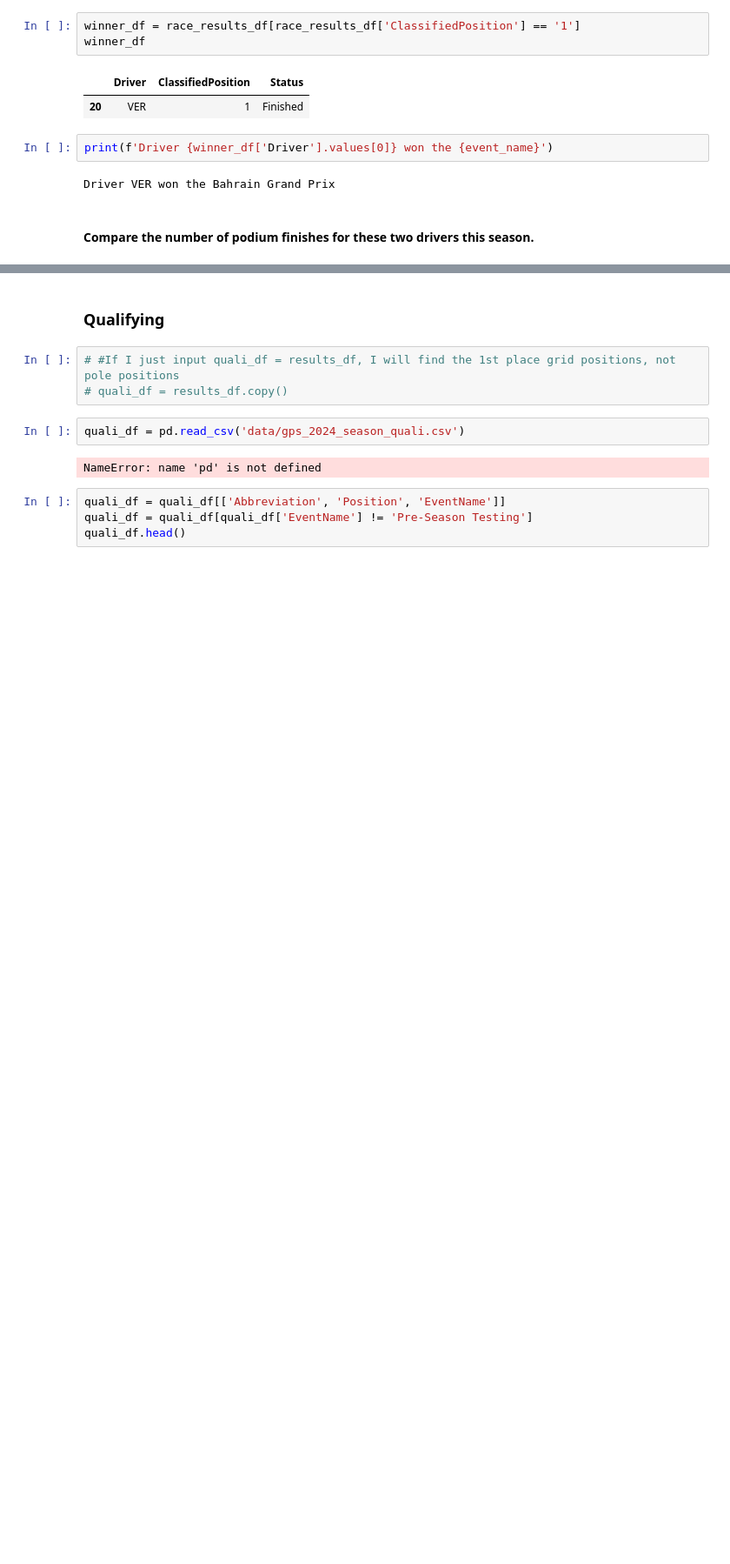
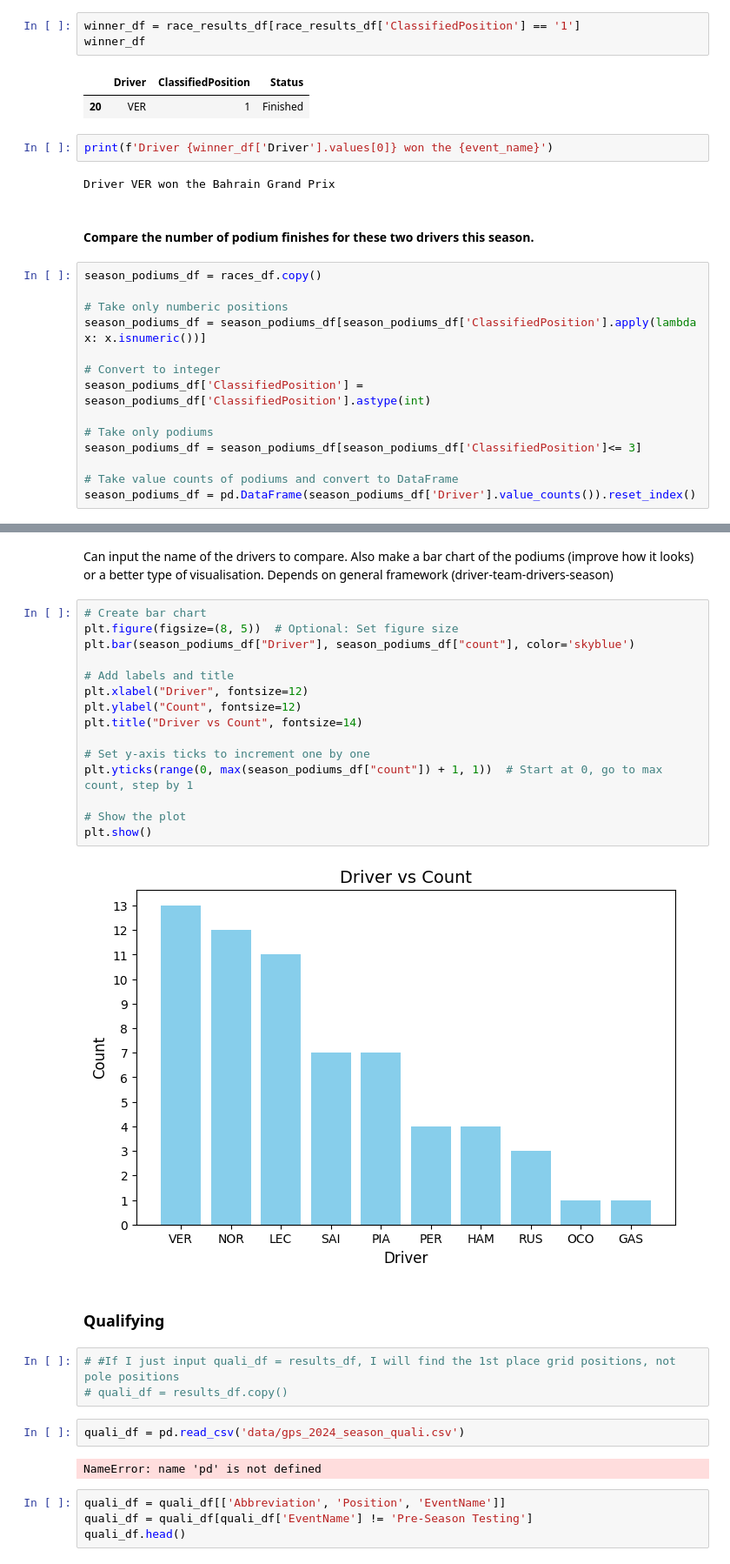
Before and after one commit to mihalisag/data-podium, a Jupyter notebook: other/old_all_notebook.ipynb, the cells around one changed output, grey strips where cells are left out. Shown at 87% size. Saved outputs shown, nothing was run; the diff lists cells and outputs as text; blank space fills up the shorter version.

```diff
--- a/f1_telemetry.ipynb
+++ b/other/old_all_notebook.ipynb
@@ -379,3 +379,17 @@ print(f'Driver {winner_df['Driver'].values[0]} won the {event_name}')
 Driver VER won the Bahrain Grand Prix
 # %% [markdown]
 #### Compare the number of podium finishes for these two drivers this season.
+# %%
+season_podiums_df = races_df.copy()
+
+# Take only numberic positions
+season_podiums_df = season_podiums_df[season_podiums_df['ClassifiedPosition'].apply(lambda x: x.isnumeric())]
+
+# Convert to integer
+season_podiums_df['ClassifiedPosition'] = season_podiums_df['ClassifiedPosition'].astype(int)
+
+# Take only podiums
+season_podiums_df = season_podiums_df[season_podiums_df['ClassifiedPosition']<= 3]
+
+# Take value counts of podiums and convert to DataFrame
+season_podiums_df = pd.DataFrame(season_podiums_df['Driver'].value_counts()).reset_index()
@@ -382,3 +410,22 @@ Driver VER won the Bahrain Grand Prix
+# %% [markdown]
+Can input the name of the drivers to compare. Also make a bar chart of the podiums (improve how it looks) or a better type of visualisation. Depends on general framework (driver-team-drivers-season)
+# %%
+# Create bar chart
+plt.figure(figsize=(8, 5))  # Optional: Set figure size
+plt.bar(season_podiums_df["Driver"], season_podiums_df["count"], color='skyblue')
+
+# Add labels and title
+plt.xlabel("Driver", fontsize=12)
+plt.ylabel("Count", fontsize=12)
+plt.title("Driver vs Count", fontsize=14)
+
+# Set y-axis ticks to increment one by one
+plt.yticks(range(0, max(season_podiums_df["count"]) + 1, 1))  # Start at 0, go to max count, step by 1
+
+# Show the plot
+plt.show()
+# %% [output]
+[figure, added]
 # %% [markdown]
 ### Qualifying
 # %%
```
Also changed, not shown: parts of 1 cell of this notebook, 7 other files.
